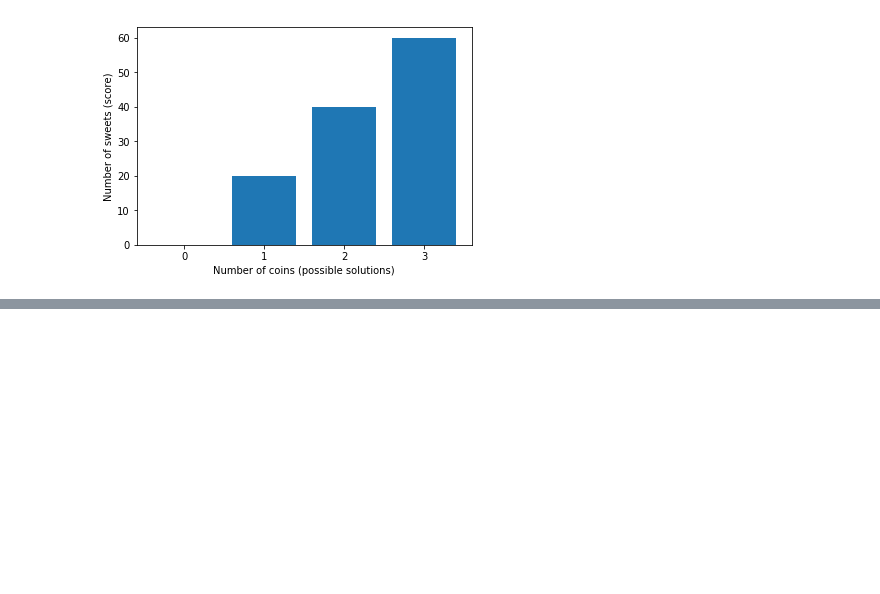
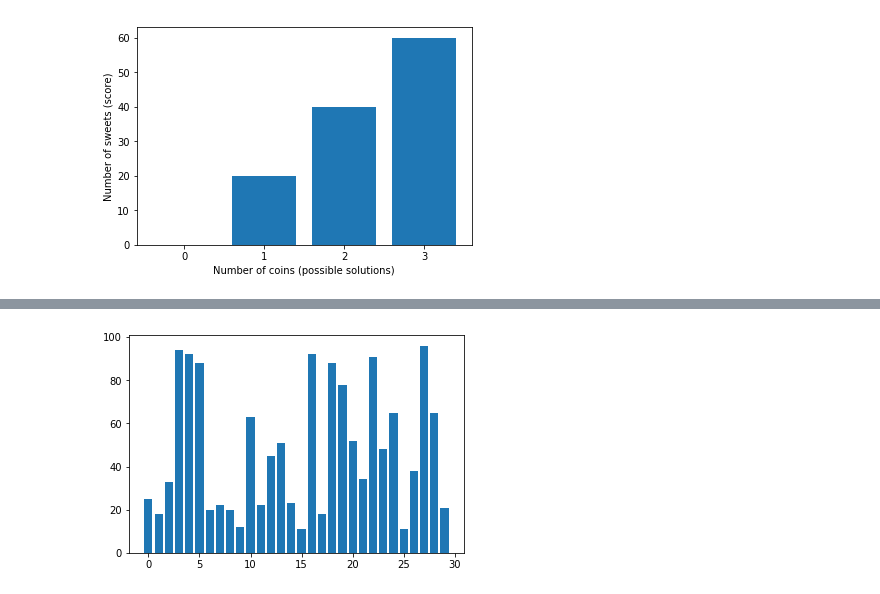
Before and after one commit to Jimmy-INL/optimisation, a Jupyter notebook: Optimisation.ipynb, the cells around one changed output, grey strips where cells are left out. Drawn from its saved outputs; the diff is of its cells as text; code cells hidden in the pictures; blank space fills up the shorter version.

```diff
--- a/Optimisation.ipynb
+++ b/Optimisation.ipynb
@@ -118,0 +299,9 @@ Properties
+# %%
+import numpy
+from matplotlib import pyplot
+
+size = 30
+x = numpy.random.randint(100, size=size)
+pyplot.bar(range(size), x);
+# %% [output]
+[figure, added]
```
Also changed, not shown: parts of 41 cells of this notebook, 5 other files.
